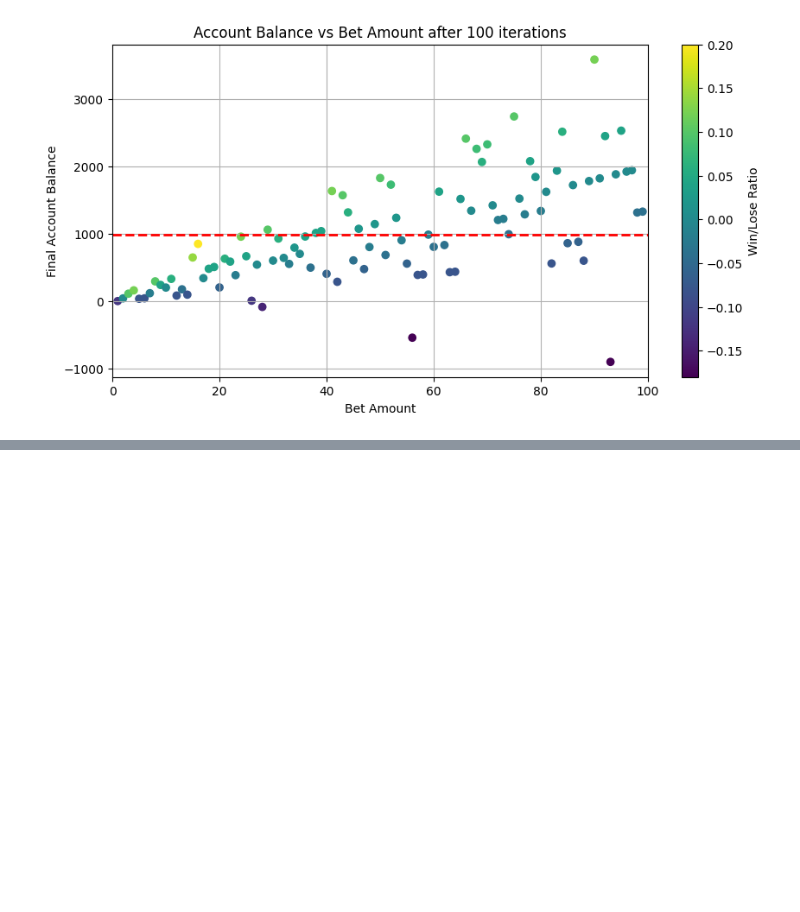
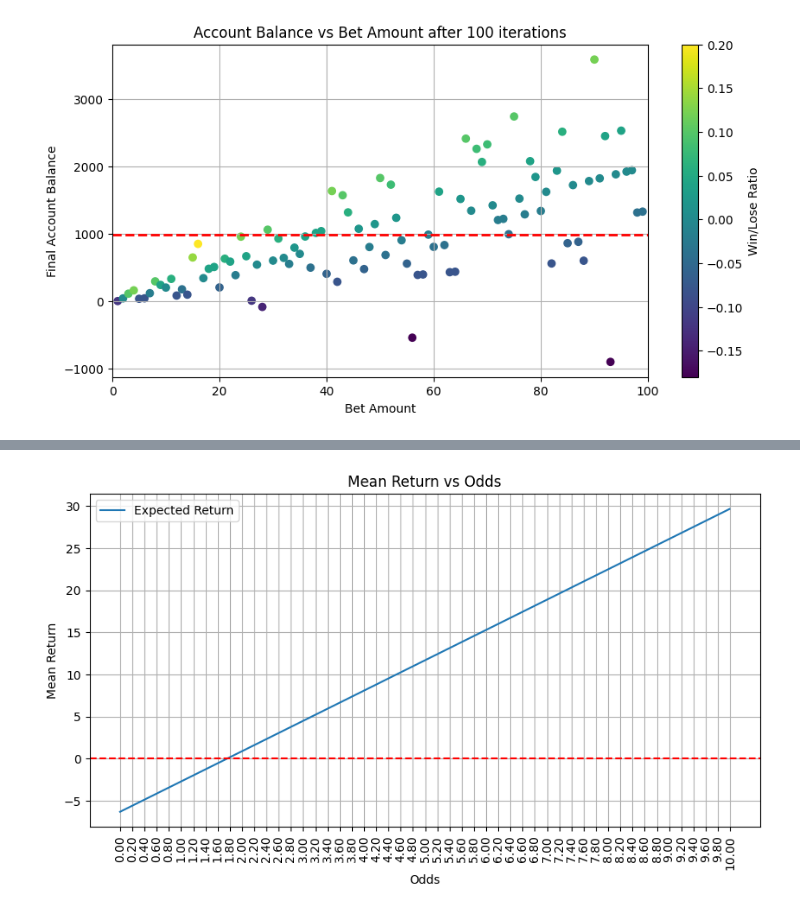
Before and after one commit to lukasdekanovsky/DATA-ANALYSIS-training, a Jupyter notebook: 01 - Case study - PROFINIT/task_01.ipynb, the cells around one changed output, grey strips where cells are left out. Drawn from its saved outputs; the diff is of its cells as text; code cells hidden in the pictures; blank space fills up the shorter version.

```diff
--- a/01 - Case study - PROFINIT/task_01.ipynb
+++ b/01 - Case study - PROFINIT/task_01.ipynb
@@ -74,0 +77,85 @@ if __name__ == "__main__":
+# %%
+def play(score, number_of_iterations, bet, odd, probability):
+    counter = 0
+    while counter < number_of_iterations:
+        if random.random() <= probability:
+            score["win"] += 1
+            score["account"] += bet * odd - bet * 0.1
+        else:
+            score["loose"] += 1
+            score["account"] -= bet - bet * 0.1
+        counter += 1
+    return score
+
+def plot_multiple_bets(number_of_iterations, odd, probability):
+    fig, ax= plt.subplots(figsize=(10,5))
+    bet_amounts = []
+    account_balances = []
+    win_loose_ratios = []
+
+    for bet in range(1, 100, 1):
+        score = {"win": 0, "loose": 0, "account": -bet}
+
+        score = play(score, number_of_iterations, bet, odd, probability)
+        win_loose_ratio = (score["win"] / number_of_iterations) - probability
+
+        bet_amounts.append(bet)
+        account_balances.append(score["account"])
+        win_loose_ratios.append(win_loose_ratio)
+
+    scatter = ax.scatter( x=bet_amounts,
+                            y=account_balances,
+                            c=win_loose_ratios,  # This now uses a list of ratios
+                            cmap='viridis')
+
+    ax.set_xlabel('Bet Amount')
+    ax.set_ylabel('Final Account Balance')
+    ax.set_title('Account Balance vs Bet Amount after 100 iterations')
+    ax.grid(True)
+    ax.axhline(np.mean(account_balances), color='red', lw=2, linestyle='--')
+    ax.set_xlim(0, 100)
+
+    cbar = plt.colorbar(scatter, ax=ax)
+    cbar.set_label('Win/Lose Ratio')
+
+    plt.show()
+
+def plot_multiple_odds(number_of_iterations, bet, probability):
+    # mean return/expected return FORMULA
+    #   amount won * probability - amount lost * probability
+    odds = []
+    x_values = []
+    for odd in np.arange(0, 10, 0.01):
+        x= (bet*odd - bet*0.1) * probability - (bet + bet*0.1) * (1-probability)
+        odds.append(odd)
+        x_values.append(x)
+    fig, ax = plt.subplots(figsize=(10,5))
+    ax.plot(odds, x_values, label='Expected Return')
+
+    ax.set_title('Mean Return vs Odds')
+    ax.set_xlabel('Odds')
+    ax.set_ylabel('Mean Return')
+    ax.axhline(0, color='red', linestyle='--')
+    ax.set_xticks(np.arange(0, 10.2, 0.2))
+    ax.set_xticklabels([f'{x:.2f}' for x in np.arange(0, 10.2, 0.2)], rotation='vertical')
+    ax.legend()
+    ax.grid(True)
+
+    plt.show()
+
+def main():
+    probability = 0.4
+    odd = 1.5
+    number_of_iterations = 100
+
+    random_bet = random.randint(1, 100)
+
+
+    plot_multiple_odds(number_of_iterations, random_bet, probability)
+    #plot_multiple_bets(number_of_iterations, odd, probability)
+
+
+if __name__ == "__main__":
+    main()
+# %% [output]
+[figure, added]
```
Also changed, not shown: parts of 1 cell of this notebook, 5 other files.
